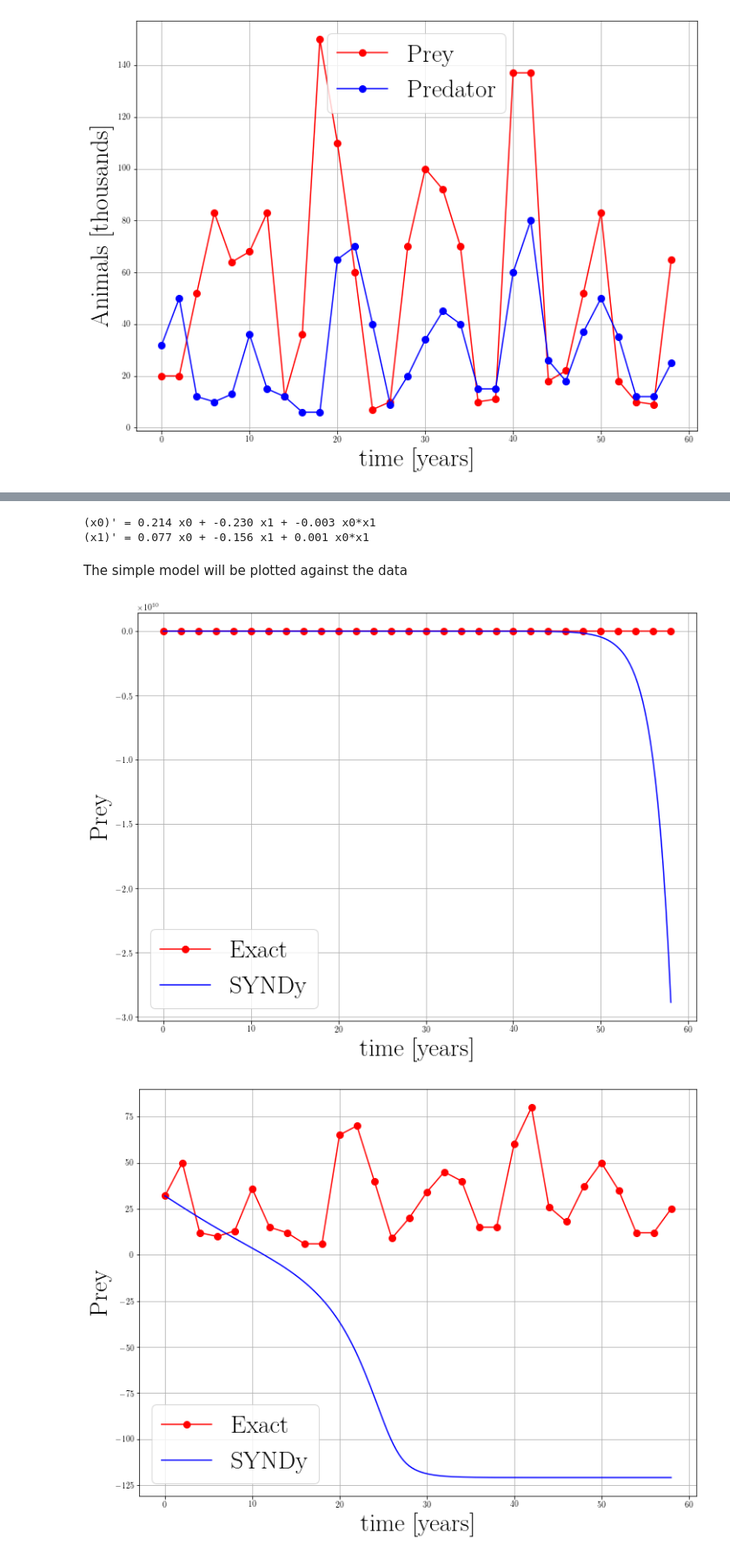
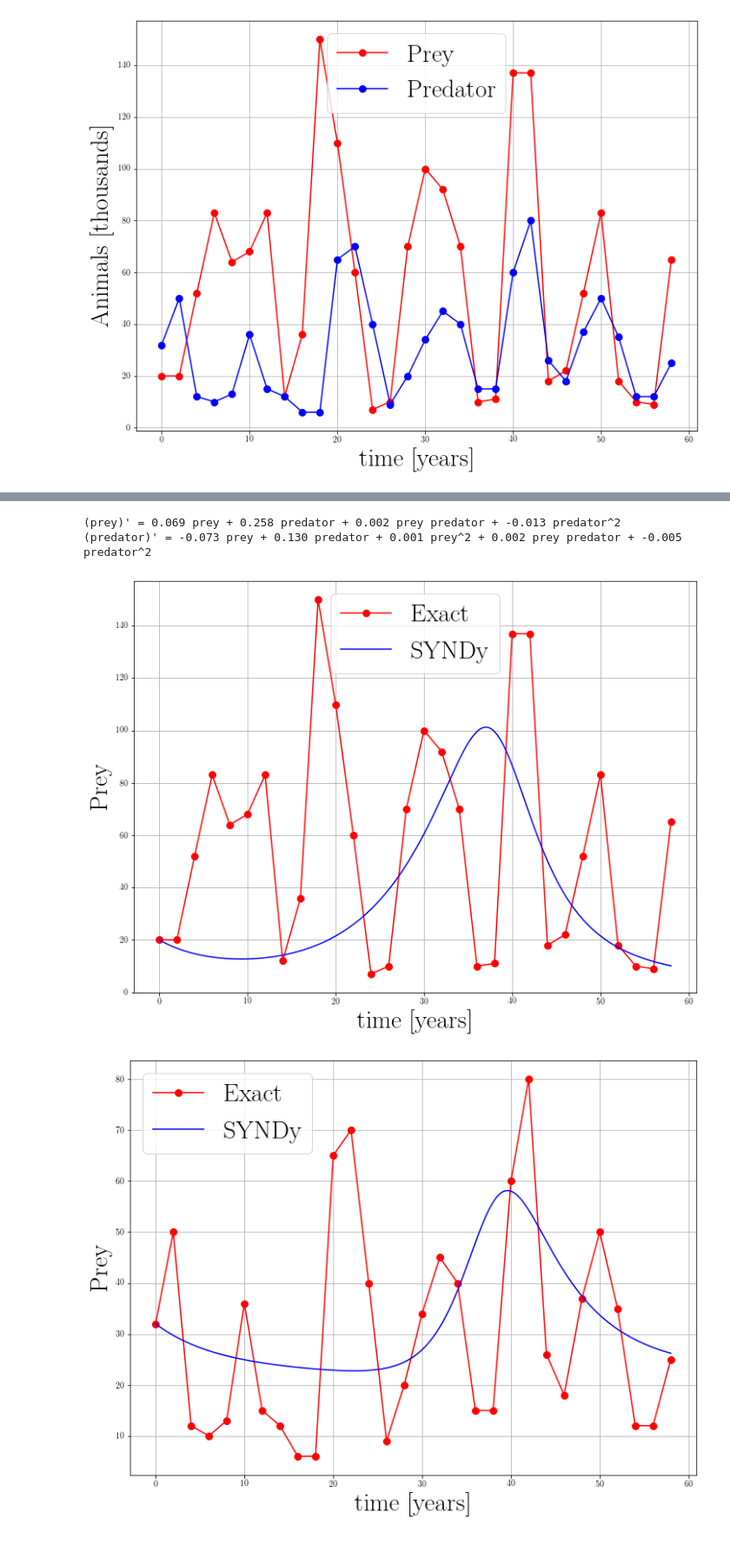
Before and after one commit to Steriva/MfM_Assignment, a Jupyter notebook: exe01d_pySINDy.ipynb, the cells around one changed output, grey strips where cells are left out. Shown at 87% size. Saved outputs shown, nothing was run; the diff lists cells and outputs as text; code cells hidden in the pictures.

```diff
--- a/exe01d_pySINDy.ipynb
+++ b/exe01d_pySINDy.ipynb
@@ -32,6 +32,8 @@ plt.rcParams.update({
   "font.family": "serif"
 })
 
+rcParams['text.latex.preamble'] = [r'\usepackage{amsmath}']
+
 populationData = pd.read_table('MfM_Assignment/data/populationData.txt', dtype = float)
 
 time = np.transpose(populationData.to_numpy()[:,0]-populationData.to_numpy()[0,0])
@@ -80,53 +68,51 @@ At first we will try to use SINDy in order to fit the parameters of thi system o
-# %%
-optimizer = Lasso(max_iter=2000, fit_intercept=False)
-
-library_functions = [
-    lambda x : x,
-    lambda x,y : x * y
-]
-library_function_names = [
-    lambda x : x,
-    lambda x,y : x + '*' + y
-]
-custom_library = ps.CustomLibrary(
-    library_functions=library_functions,
-    function_names=library_function_names
-)
-
-LotkaVolterraModel = ps.SINDy(feature_library=custom_library, optimizer = optimizer)
-LotkaVolterraModel.fit(X, t=dt, quiet=False)
-LotkaVolterraModel.print()
-# %% [output]
-(x0)' = 0.214 x0 + -0.230 x1 + -0.003 x0*x1
-(x1)' = 0.077 x0 + -0.156 x1 + 0.001 x0*x1
-# %% [markdown]
-The simple model will be plotted against the data
+# %%
+# Define model features
+feature_names = ['prey', 'predator']
+lasso_optimizer = Lasso(alpha=1, max_iter=4000, fit_intercept=False)
+
+model = ps.SINDy(
+    optimizer = lasso_optimizer,
+    feature_names = feature_names,
+    feature_library=ps.PolynomialLibrary(degree = 2)
+)
+
+# Fit pySINDy model
+model.fit(X, t=time, ensemble=True, replace = False, quiet=False)
+model.print()
+
+# Get average and standard deviation of the ensemble model coefficients
+ensemble_coefs = model.coef_list
+mean_ensemble = np.mean(ensemble_coefs, axis=0)
+std_ensemble = np.std(ensemble_coefs, axis=0)
+# %% [output]
+(prey)' = 0.069 prey + 0.258 predator + 0.002 prey predator + -0.013 predator^2
+(predator)' = -0.073 prey + 0.130 predator + 0.001 prey^2 + 0.002 prey predator + -0.005 predator^2
 # %%
 x0 = X[0,0];
 y0 = X[0,1];
-t_test = np.linspace(int(min(time)), int(max(time)), int(200))
+t_test = np.linspace(int(min(time)), int(max(time)), int(5e2))
 
-sim = LotkaVolterraModel.simulate([x0, y0], t=t_test)
+sim = model.simulate([x0, y0], t=t_test)
 
 plt.figure()
 plt.plot(time, X[:,0], "r-o", label="Exact", markersize=8)
 plt.plot(t_test, sim[:,0], "b-", label="SYNDy", markersize=8)
 plt.xlabel("time [years]",fontsize=30)
 plt.ylabel("Prey",fontsize=30)
 plt.grid(which='major',linestyle='-')
 plt.grid(which='minor',linestyle='--')
 plt.legend(fontsize=30)
 plt.show()
 
 plt.figure()
 plt.plot(time, X[:,1], "r-o", label="Exact", markersize=8)
 plt.plot(t_test, sim[:,1], "b-", label="SYNDy", markersize=8)
 plt.xlabel("time [years]",fontsize=30)
 plt.ylabel("Prey",fontsize=30)
 plt.grid(which='major',linestyle='-')
 plt.grid(which='minor',linestyle='--')
 plt.legend(fontsize=30)
 plt.show()
 # %% [output]
-[figure, old version]
+[figure, new version]
-[figure, old version]
+[figure, new version]
```
Also changed, not shown: parts of 6 cells of this notebook.
